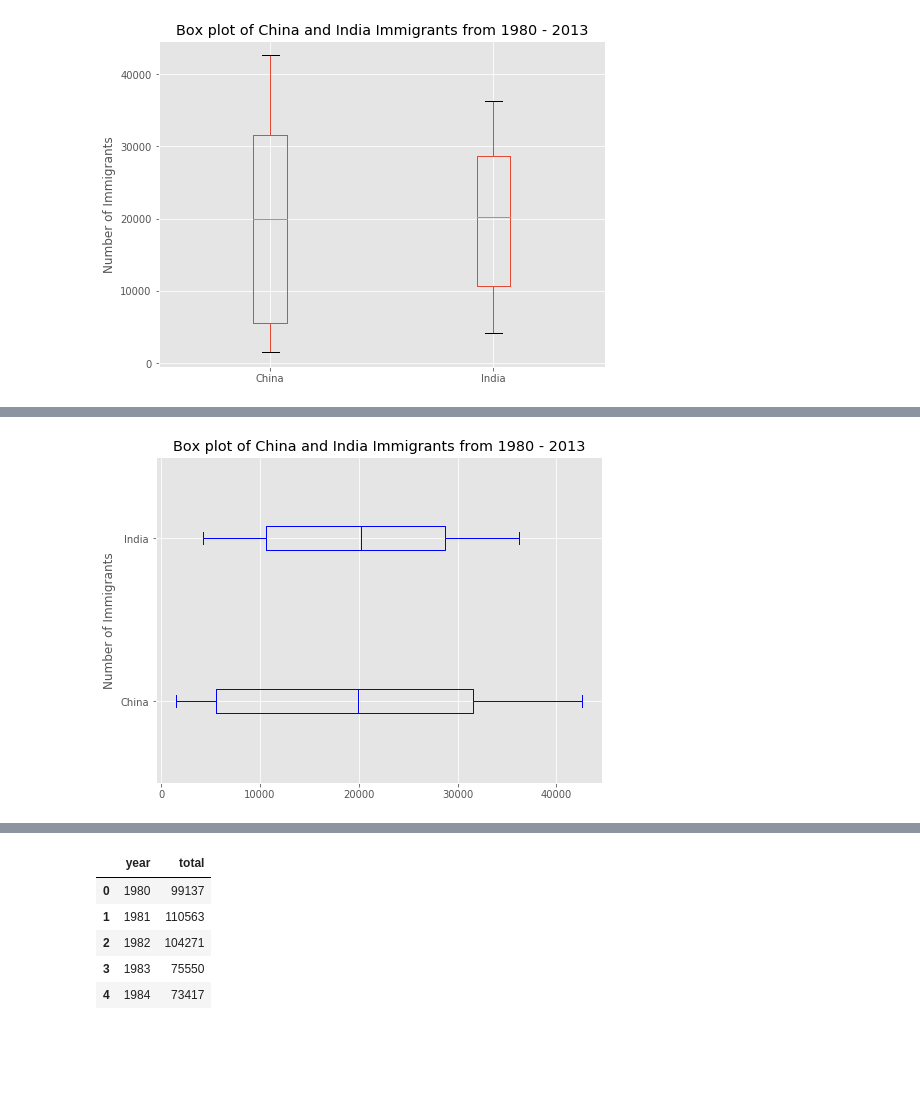
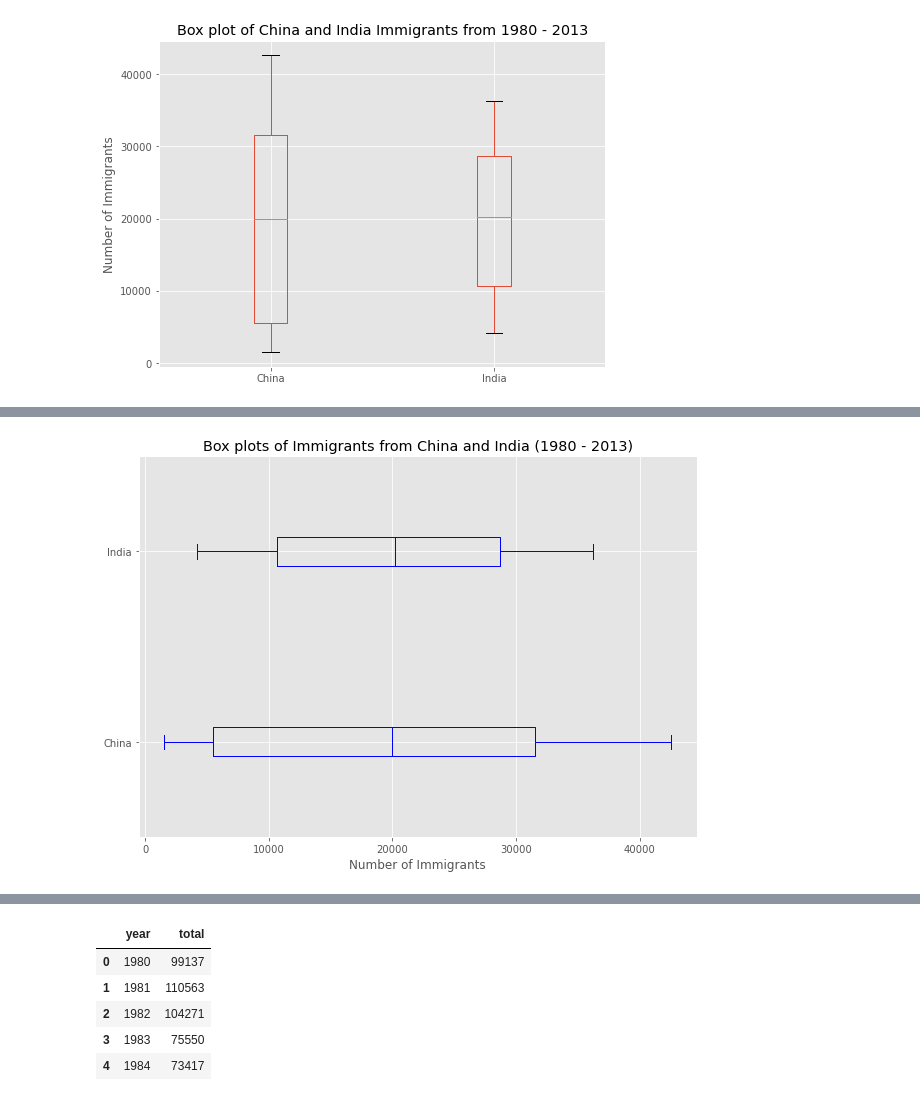
Before and after one commit to ardhiraka/FSDS_Guidelines, a Jupyter notebook: p0/w4/d2am.ipynb, the cells around one changed output, grey strips where cells are left out. Drawn from its saved outputs; the diff is of its cells as text; code cells hidden in the pictures; blank space fills up the shorter version.

```diff
--- a/p0/w4/d2am.ipynb
+++ b/p0/w4/d2am.ipynb
@@ -8,2 +36,7 @@ import pandas as pd
 # %%
-df_can = pd.read_excel('Canada.xlsx', sheet_name='Canada by Citizenship', skiprows=range(20), skipfooter=2)
+df_can = pd.read_excel('https://github.com/ardhiraka/PFDS_sources/blob/master/Canada.xlsx?raw=true',
+                       sheet_name='Canada by Citizenship',
+                       skiprows=range(20),
+                       skipfooter=2)
+
+print ('Data read into a pandas dataframe!')
@@ -132,0 +307,3 @@ Use line plot when you have a continuous data set. These are best suited for tre
+# %%
+# optional: to remove the name of the index
+df_can.index.name = None
@@ -431,0 +758,10 @@ A bar plot is a way of representing data where the *length* of the bars represen
+# %%
+df_can.sort_values(['Total'], ascending=False, axis=0, inplace=True)
+
+# get the top 5 entries
+df_top5 = df_can.head()
+
+# transpose the dataframe
+df_top5 = df_top5[years].transpose()
+
+df_top5.head()
@@ -669,0 +1365,5 @@ df_CI.describe()
+# %%
+### type your answer here
+
+df_CI = df_can.loc[(['China', 'India']), years].transpose()
+df_CI.head()
@@ -679,9 +1411,10 @@ plt.show()
 # %%
-df_CI.plot(kind='box', figsize=(8, 6), color='blue', vert=False)
+# horizontal box plots
+df_CI.plot(kind='box', figsize=(10, 7), color='blue', vert=False)
 
-plt.title('Box plot of China and India Immigrants from 1980 - 2013')
-plt.ylabel('Number of Immigrants')
+plt.title('Box plots of Immigrants from China and India (1980 - 2013)')
+plt.xlabel('Number of Immigrants')
 
 plt.show()
 # %% [output]
-[figure, old version]
+[figure, new version]
```
Also changed, not shown: parts of 229 cells of this notebook, 13 other files.
